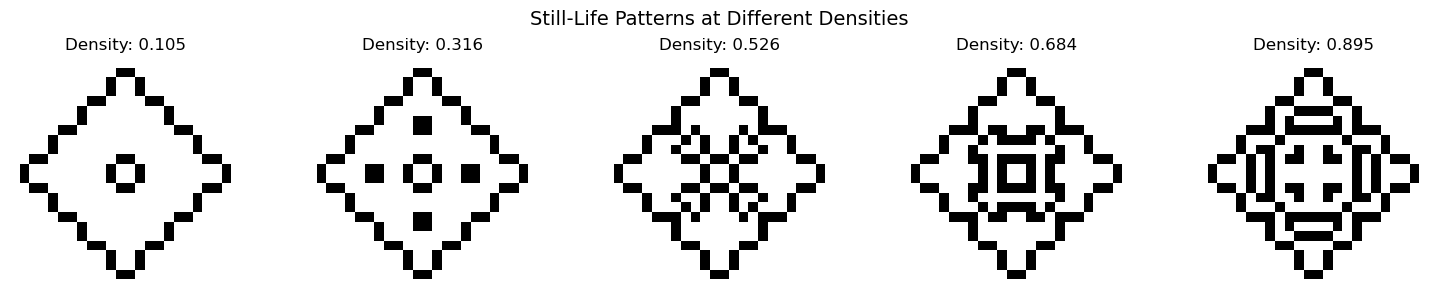
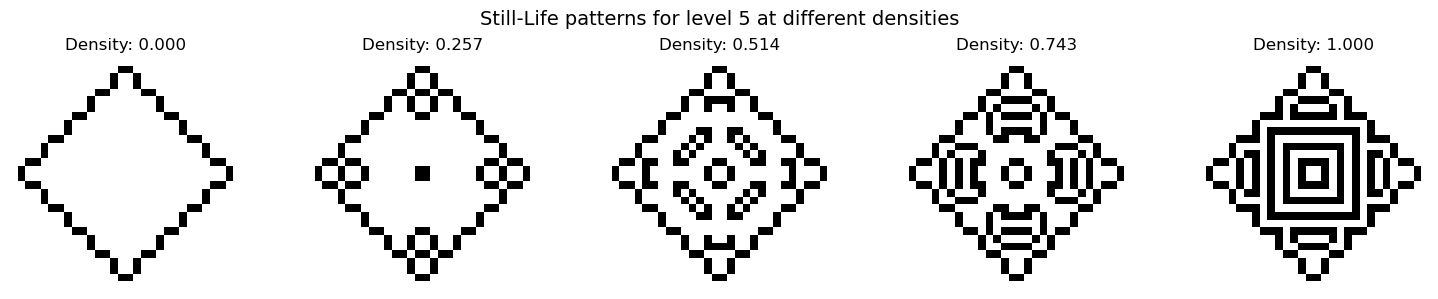
The change to this notebook cell's code, shown as a diff; its figure went from the first image to the second:
--- before
+++ after
@@ -1,4 +1,4 @@
 # Load pre-computed patterns
-level=4
+level=5
 library = PatternLibrary.load(level=level)
 
@@ -9,5 +9,5 @@
 # Show patterns at different densities
 fig, axes = plt.subplots(1, 5, figsize=(15, 3))
-densities_to_show = [0.1, 0.3, 0.5, 0.7, 0.9]
+densities_to_show = [0.0, 0.25, 0.5, 0.75, 1.0]
 
 for ax, target_density in zip(axes, densities_to_show):
@@ -21,5 +21,5 @@
     ax.axis('off')
 
-plt.suptitle('Still-Life Patterns at Different Densities', fontsize=14)
+plt.suptitle(f'Still-Life patterns for level {level} at different densities', fontsize=14)
 plt.tight_layout()
 plt.show()

Commit: Inspect mosaic generation (still faulty)